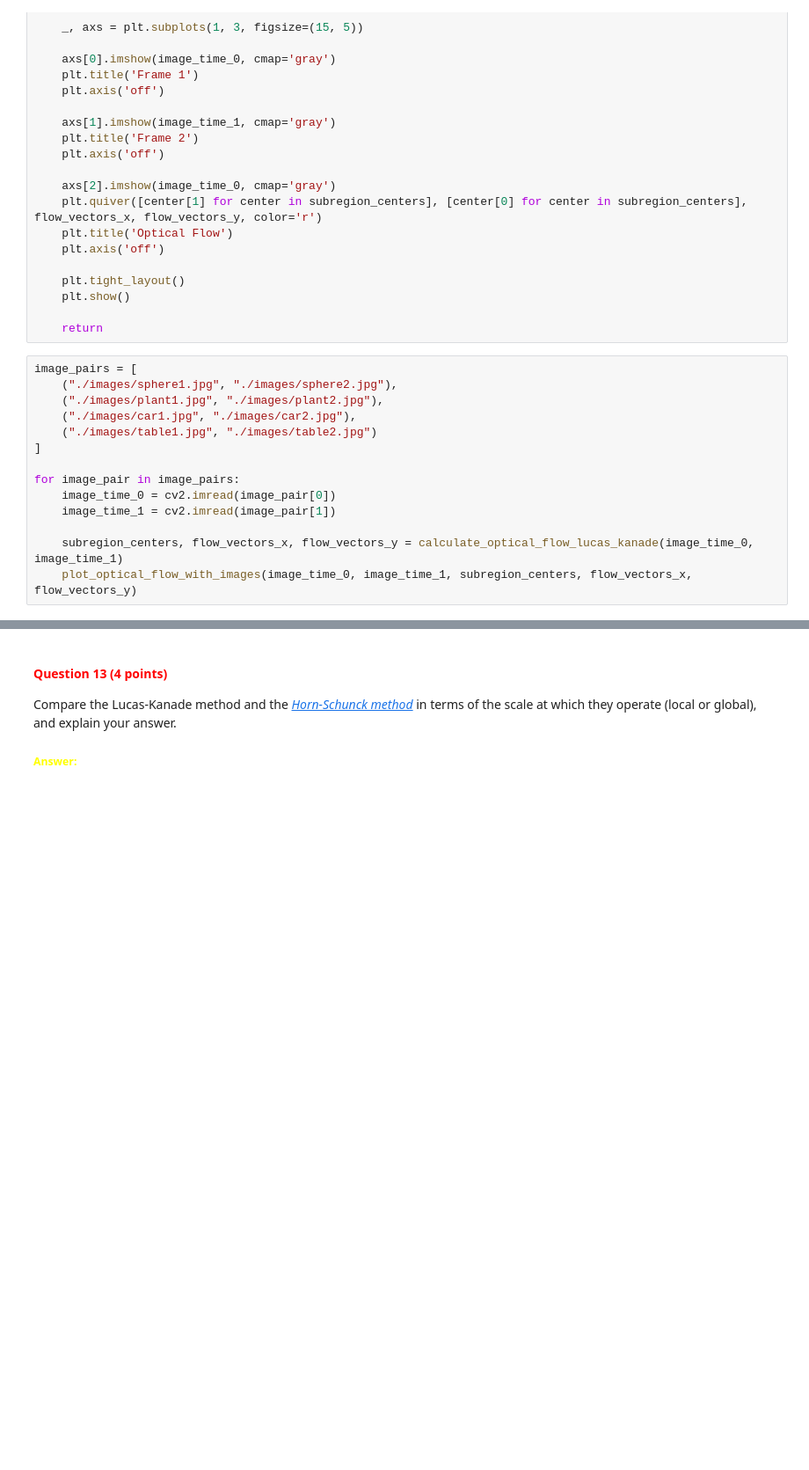
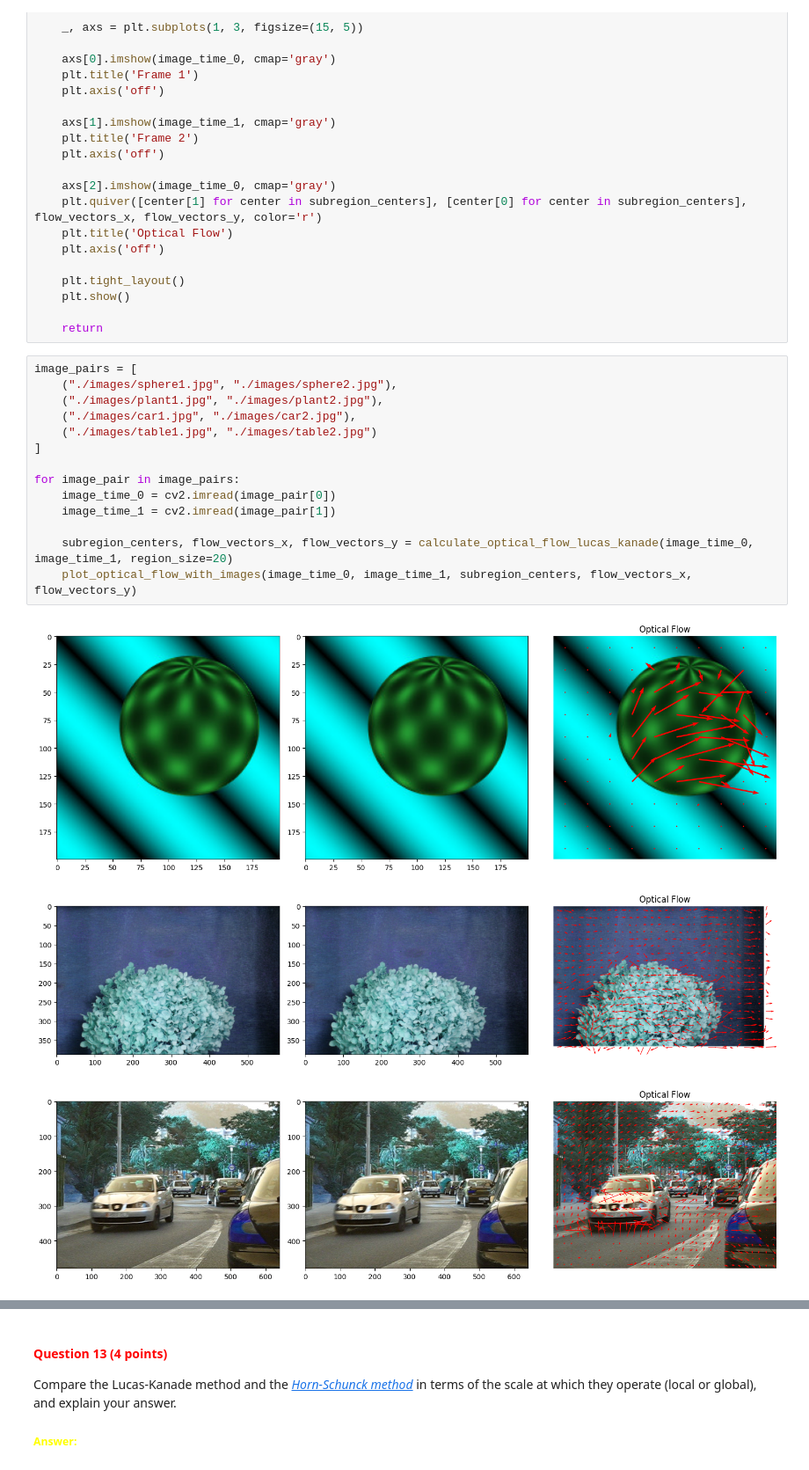
Before and after one commit to Joselgc1/CV1-Labs, a Jupyter notebook: Lab3/cv1-lab-3.ipynb, the cells around one changed output, grey strips where cells are left out. Shown at 88% size. Saved outputs shown, nothing was run; the diff lists cells and outputs as text; blank space fills up the shorter version.

```diff
--- a/Lab3/cv1-lab-3.ipynb
+++ b/Lab3/cv1-lab-3.ipynb
@@ -770,14 +770,18 @@ def plot_optical_flow_with_images(image_time_0, image_time_1, subregion_centers,
 # %%
 image_pairs = [
     ("./images/sphere1.jpg", "./images/sphere2.jpg"),
     ("./images/plant1.jpg", "./images/plant2.jpg"),
     ("./images/car1.jpg", "./images/car2.jpg"),
     ("./images/table1.jpg", "./images/table2.jpg")
 ]
 
 for image_pair in image_pairs:
     image_time_0 = cv2.imread(image_pair[0])
     image_time_1 = cv2.imread(image_pair[1])
 
-    subregion_centers, flow_vectors_x, flow_vectors_y = calculate_optical_flow_lucas_kanade(image_time_0, image_time_1)
+    subregion_centers, flow_vectors_x, flow_vectors_y = calculate_optical_flow_lucas_kanade(image_time_0, image_time_1, region_size=20)
     plot_optical_flow_with_images(image_time_0, image_time_1, subregion_centers, flow_vectors_x, flow_vectors_y)
+# %% [output]
+[figure, added]
+[figure, added]
+[figure, added]
```
Also changed, not shown: parts of 5 cells of this notebook.
